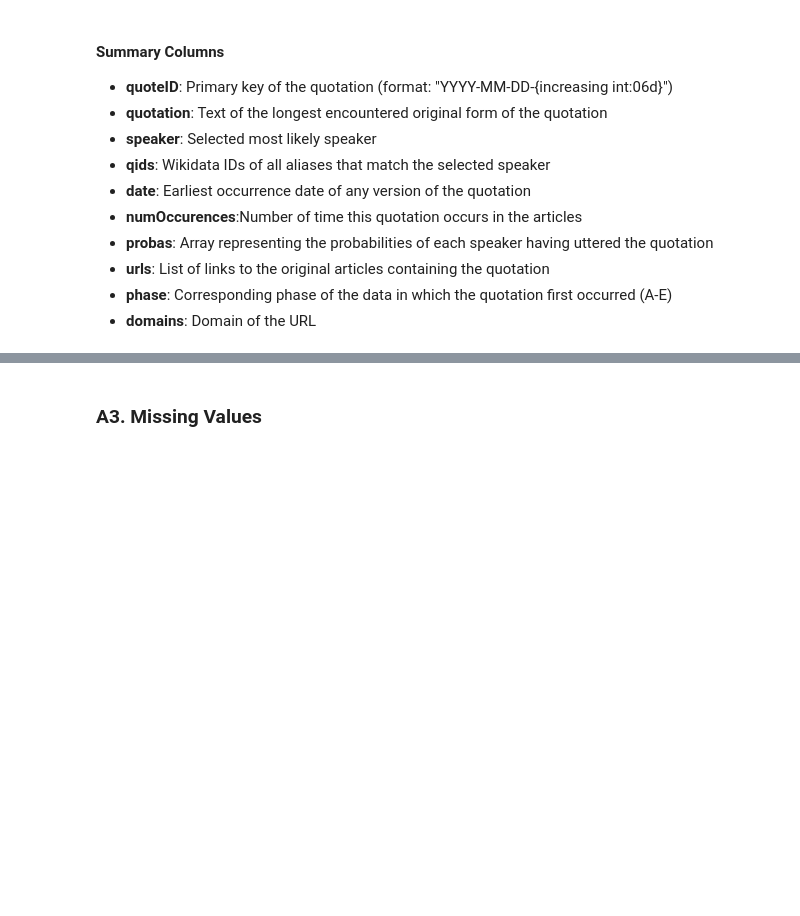
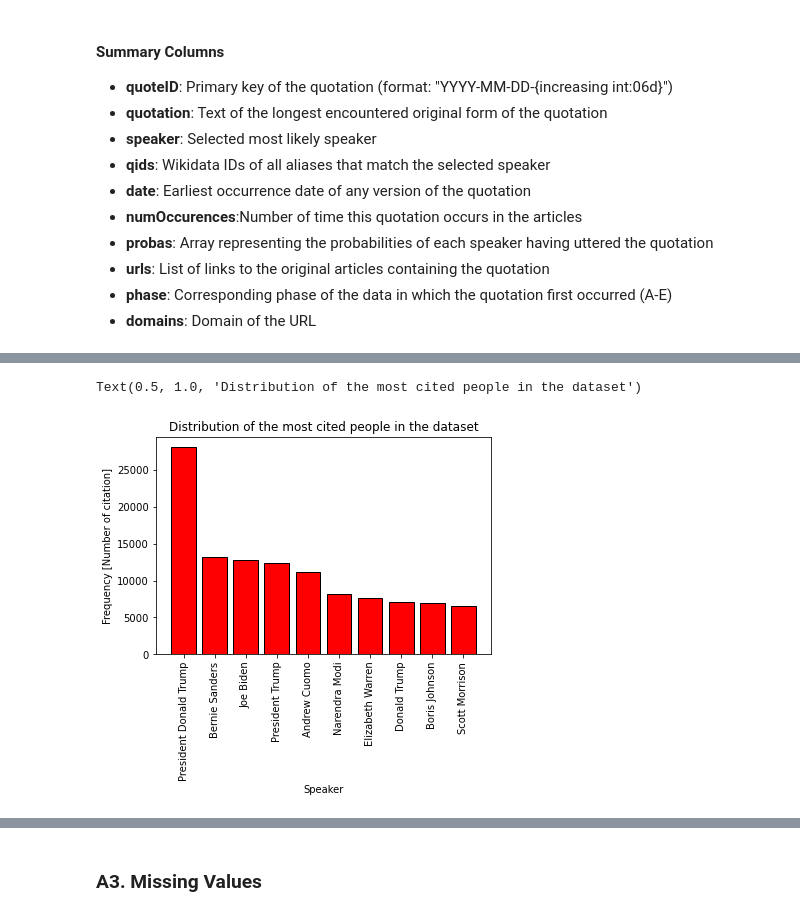
Before and after one commit to epfl-ada/ada-2021-project-les-quatre-neurones, a Jupyter notebook: a0_load_data.ipynb, the cells around one changed output, grey strips where cells are left out. Saved outputs shown, nothing was run; the diff lists cells and outputs as text; code cells hidden in the pictures; blank space fills up the shorter version.

```diff
--- a/a0_load_data.ipynb
+++ b/a0_load_data.ipynb
@@ -54,0 +90,23 @@ df.printSchema()
+# %%
+WrongSpeakers = error_speakers.groupBy("prob_speaker").count()
+asc_wrong = WrongSpeakers.sort("count", ascending = False)
+
+overall_speakers = temp.groupBy("prob_speaker").count()
+asc_overall = overall_speakers.sort("count", ascending = False)
+# %%
+import matplotlib.pyplot as plt
+
+overall = asc_overall.toPandas()
+wrong = asc_wrong.toPandas()
+# %%
+overall = overall[1:11]
+
+fig = plt.figure()
+plt.bar(overall["prob_speaker"], overall["count"], color = 'r', ec='black')
+plt.xlabel('Speaker')
+plt.xticks(rotation = "vertical")
+plt.ylabel('Frequency [Number of citation]')
+plt.title('Distribution of the most cited people in the dataset overall')
+# %% [output]
+Text(0.5, 1.0, 'Distribution of the most cited people in the dataset')
+[figure, added]
```
Also changed, not shown: parts of 34 cells of this notebook.
